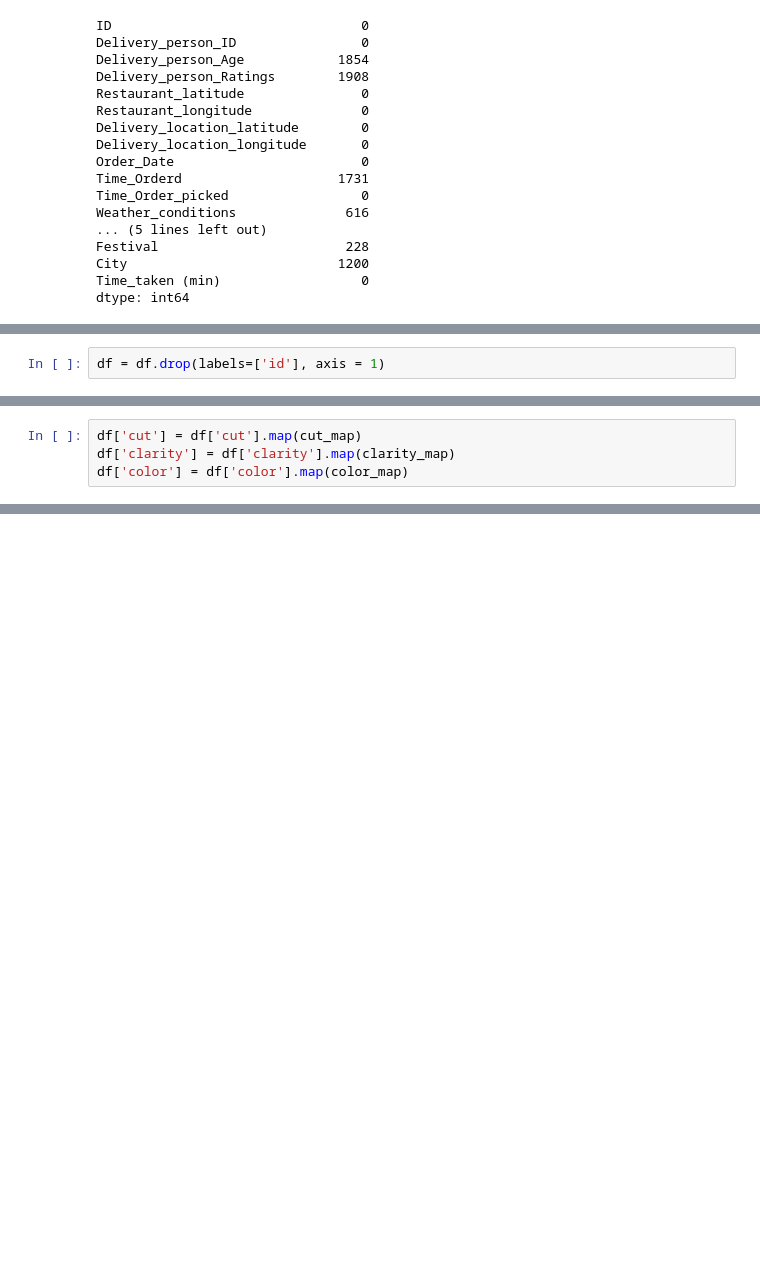
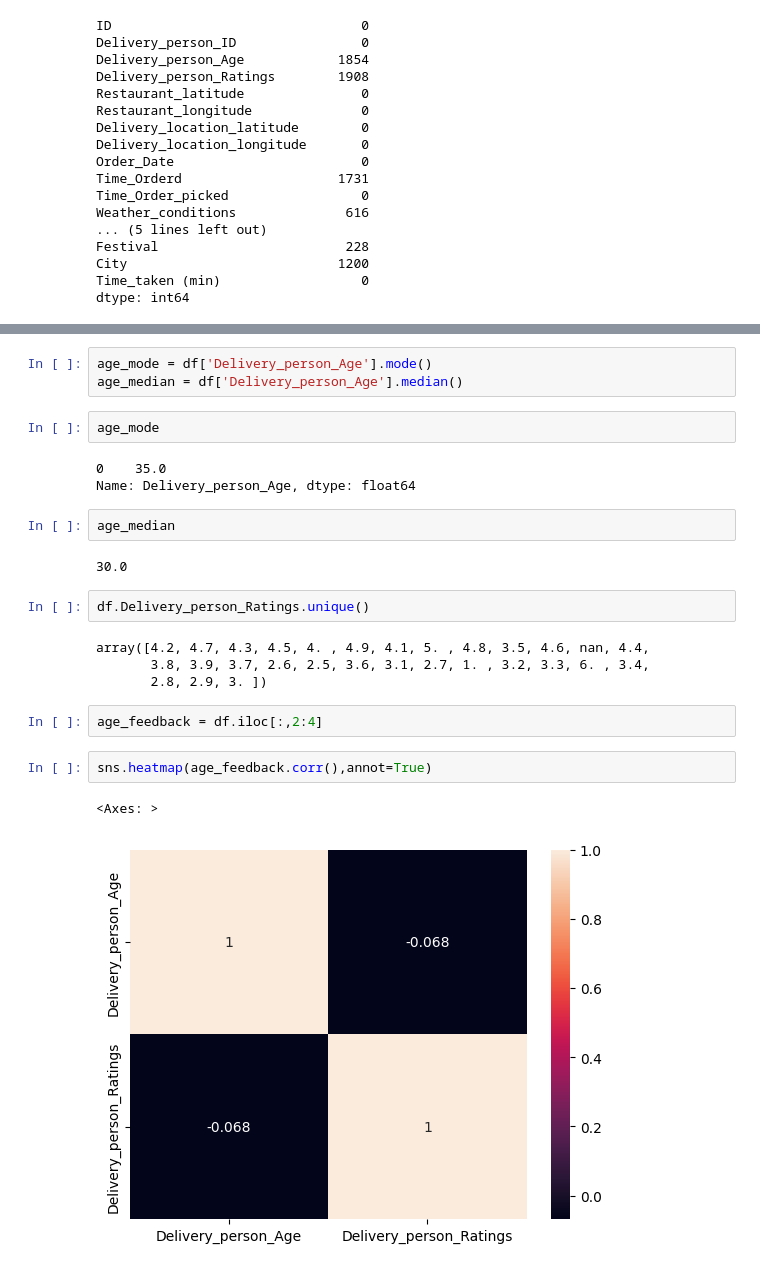
Before and after one commit to Aminsharif/st_assigment, a Jupyter notebook: notebooks/EDA.ipynb, the cells around one changed output, grey strips where cells are left out. Cells and saved outputs as stored; diff of their text form; blank space fills up the shorter version.

```diff
--- a/notebooks/EDA.ipynb
+++ b/notebooks/EDA.ipynb
@@ -88,2 +125,0 @@ df.info()
-# %%
-df = df.drop(labels=['id'], axis = 1)
@@ -133,4 +133,0 @@ color_map
-# %%
-df['cut'] = df['cut'].map(cut_map)
-df['clarity'] = df['clarity'].map(clarity_map)
-df['color'] = df['color'].map(color_map)
@@ -136,0 +297,25 @@ df['color'] = df['color'].map(color_map)
+# %%
+age_mode = df['Delivery_person_Age'].mode()
+age_median = df['Delivery_person_Age'].median()
+# %%
+age_mode
+# %% [output]
+0    35.0
+Name: Delivery_person_Age, dtype: float64
+# %%
+age_median
+# %% [output]
+30.0
+# %%
+df.Delivery_person_Ratings.unique()
+# %% [output]
+array([4.2, 4.7, 4.3, 4.5, 4. , 4.9, 4.1, 5. , 4.8, 3.5, 4.6, nan, 4.4,
+       3.8, 3.9, 3.7, 2.6, 2.5, 3.6, 3.1, 2.7, 1. , 3.2, 3.3, 6. , 3.4,
+       2.8, 2.9, 3. ])
+# %%
+age_feedback = df.iloc[:,2:4]
+# %%
+sns.heatmap(age_feedback.corr(),annot=True)
+# %% [output]
+<Axes: >
+[figure, added]
```
Also changed, not shown: parts of 57 cells of this notebook.
